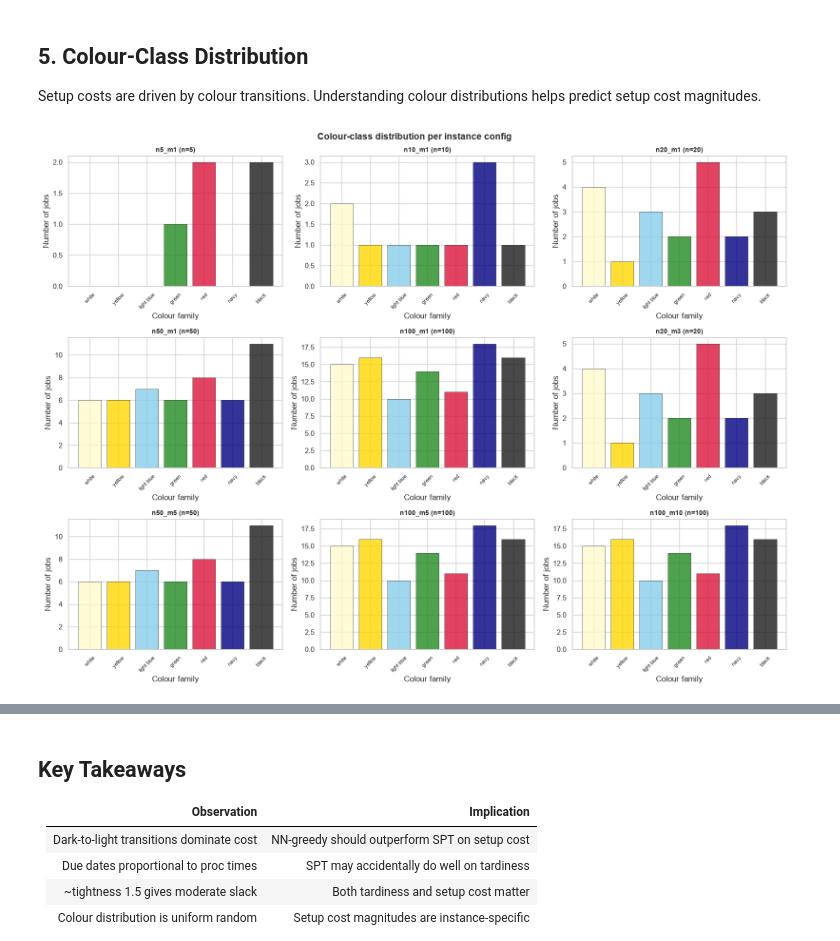
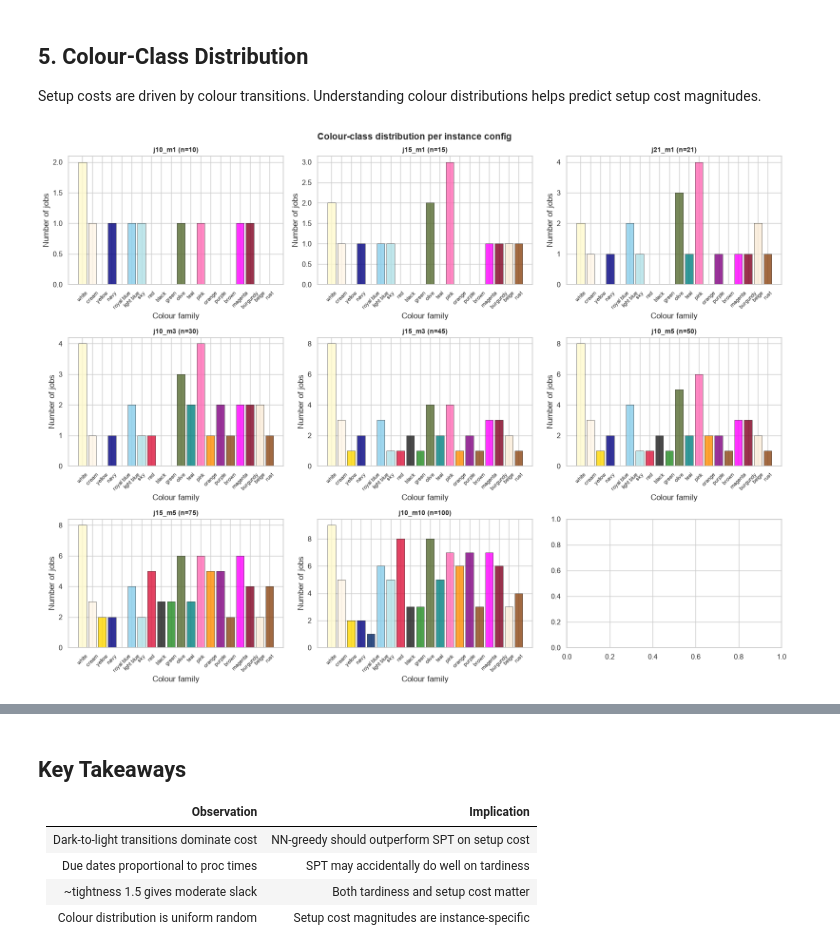
Before and after one commit to Gogula11/Dissertation, a Jupyter notebook: notebooks/01_exploration.ipynb, the cells around one changed output, grey strips where cells are left out. Cells and saved outputs as stored; diff of their text form; code cells hidden in the pictures.

```diff
--- a/notebooks/01_exploration.ipynb
+++ b/notebooks/01_exploration.ipynb
@@ -34,7 +34,7 @@ SEED = 0
 # %%
 instances = {}
 for cfg in INSTANCE_CONFIGS:
-    inst = generate_instance(n=cfg["n"], m=cfg["m"], seed=SEED)
+    inst = generate_instance(jobs_per_machine=cfg["jobs_per_machine"], m=cfg["m"], seed=SEED)
     instances[cfg["label"]] = inst
 
 print(f"Generated {len(instances)} instances.")
@@ -222,43 +221,30 @@ plt.show()
 
 Setup costs are driven by colour transitions. Understanding colour distributions helps predict setup cost magnitudes.
 # %%
-COLOUR_NAMES = {
-    0: "white",
-    1: "yellow",
-    2: "light blue",
-    3: "green",
-    4: "red",
-    5: "navy",
-    6: "black",
-}
-COLOUR_HEX = {
-    0: "#FFFACD", 1: "#FFD700", 2: "#87CEEB",
-    3: "#228B22", 4: "#DC143C", 5: "#000080", 6: "#1C1C1C",
-}
-N_COLOURS = len(COLOUR_NAMES)
+from src.instance_generator import GLOBAL_COLOUR_NAMES as COLOUR_NAMES, GLOBAL_COLOUR_HEX as COLOUR_HEX, N_COLOURS
 
 fig, axes = plt.subplots(3, 3, figsize=(16, 12))
 axes = axes.flatten()
 for ax, lbl in zip(axes, instances.keys()):
     inst = instances[lbl]
     colours = inst["colour_ids"]
     unique, counts = np.unique(colours, return_counts=True)
     full_counts = np.zeros(N_COLOURS, dtype=int)
     for cid, cnt in zip(unique, counts):
         full_counts[int(cid)] = cnt
     hex_cols = [COLOUR_HEX[c] for c in range(N_COLOURS)]
     ax.bar(range(N_COLOURS), full_counts, color=hex_cols, edgecolor="black", linewidth=0.5, alpha=0.8)
     ax.set_title(f"{lbl} (n={inst['n']})", fontsize=10, fontweight="bold")
     ax.set_xlabel("Colour family")
     ax.set_ylabel("Number of jobs")
     ax.set_xticks(range(N_COLOURS))
     ax.set_xticklabels([COLOUR_NAMES[c] for c in range(N_COLOURS)], rotation=45, fontsize=8)
 fig.suptitle("Colour-class distribution per instance config", fontsize=14, fontweight="bold")
 plt.tight_layout()
 plt.savefig(os.path.join(root, "figures/01_colour_distribution.png"), dpi=150, bbox_inches="tight")
 plt.show()
 # %% [output]
-[figure, old version]
+[figure, new version]
 # %%
 fig, axes = plt.subplots(3, 3, figsize=(16, 12))
 axes = axes.flatten()
```
Also changed, not shown: parts of 6 cells of this notebook, 39 other files.
